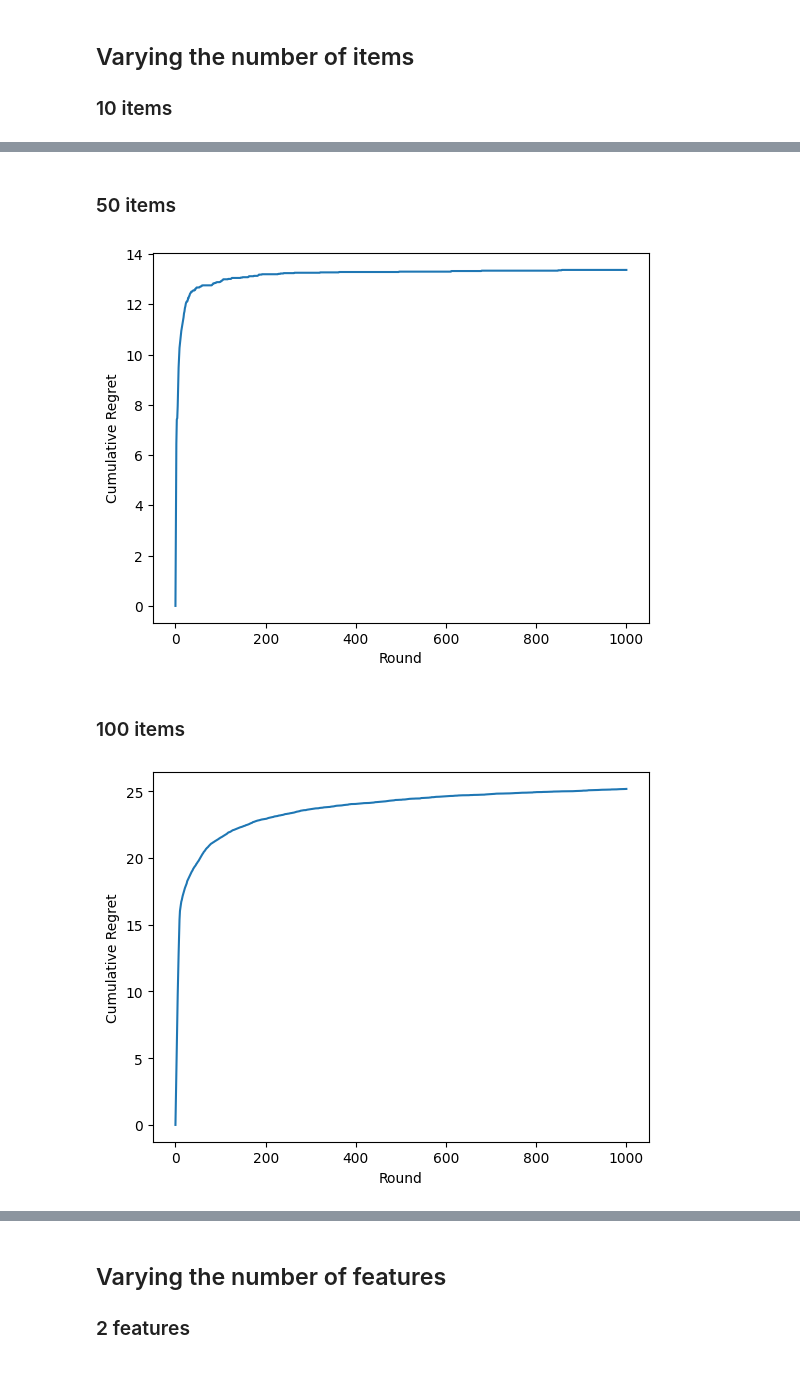
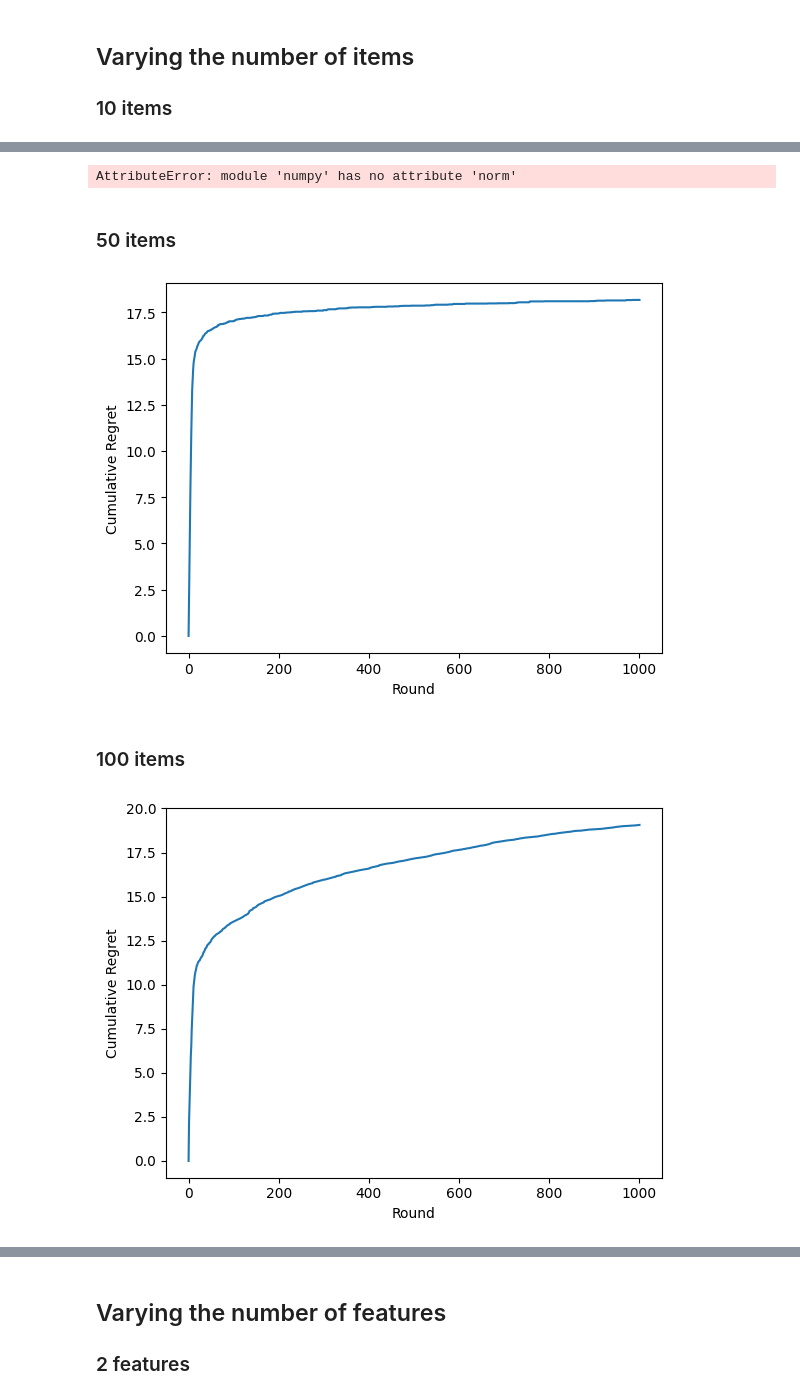
Before and after one commit to Thosam1/BachelorProject, a Jupyter notebook: Bandits/stochastic-linear-bandits/stochastic-linear-bandits.ipynb, the cells around one changed output, grey strips where cells are left out. Drawn from its saved outputs; the diff is of its cells as text; code cells hidden in the pictures.

Commit message:
finished with stochastic linear bandits, with arm variation, feature variation and lambda variation

```diff
--- a/Bandits/stochastic-linear-bandits/stochastic-linear-bandits.ipynb
+++ b/Bandits/stochastic-linear-bandits/stochastic-linear-bandits.ipynb
@@ -40,3 +59,8 @@ plot_regret(regrets)
+# %%
+# Plotting the difference between the true theta and the estimate theta_hat
+plot_diff_theta_hat_true_theta(true_theta, all_theta_hat_10_arms)
+# %% [output]
+AttributeError: module 'numpy' has no attribute 'norm'
 # %% [markdown]
 ### 50 items
 # %%
@@ -57,8 +81,8 @@ regrets = run_lin_ucb_average(n_simulations, n_arms, n_features, item_features,
 # %%
 # Plotting the cumulative regret
-plot_regret(regrets)
+plot_regret(regrets_50_arms)
 # %% [output]
-[figure, old version]
+[figure, new version]
 # %% [markdown]
 ### 100 items
 # %%
@@ -72,15 +96,15 @@ n_rounds = 1000
 noise = 0.1  # 0.1 -> can lead to negative regret since the reward could be the optimal + some noise
 lambda_param = 0.5
 
-n_simulations = 100
+n_simulations = 50
 # %%
 # Running the algorithm
-regrets = run_lin_ucb_average(n_simulations, n_arms, n_features, item_features, n_rounds, true_theta, noise, lambda_param)
+regrets_100_arms = run_lin_ucb_average(n_simulations, n_arms, n_features, item_features, n_rounds, true_theta, noise, lambda_param)
 # %%
 # Plotting the cumulative regret
-plot_regret(regrets)
+plot_regret(regrets_100_arms)
 # %% [output]
-[figure, old version]
+[figure, new version]
 # %% [markdown]
 ### Varying the number of arms
 
```
Also changed, not shown: parts of 29 cells of this notebook, 1 other file.
